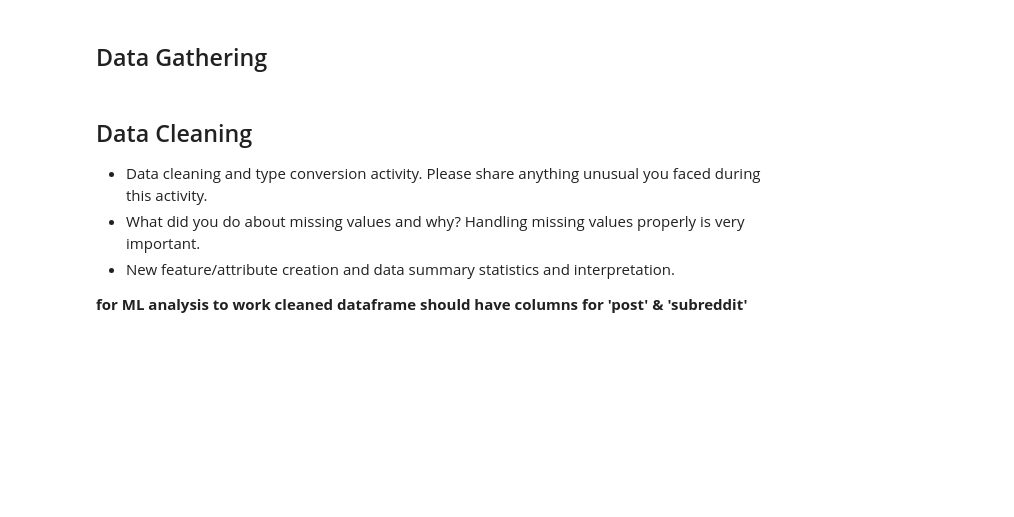
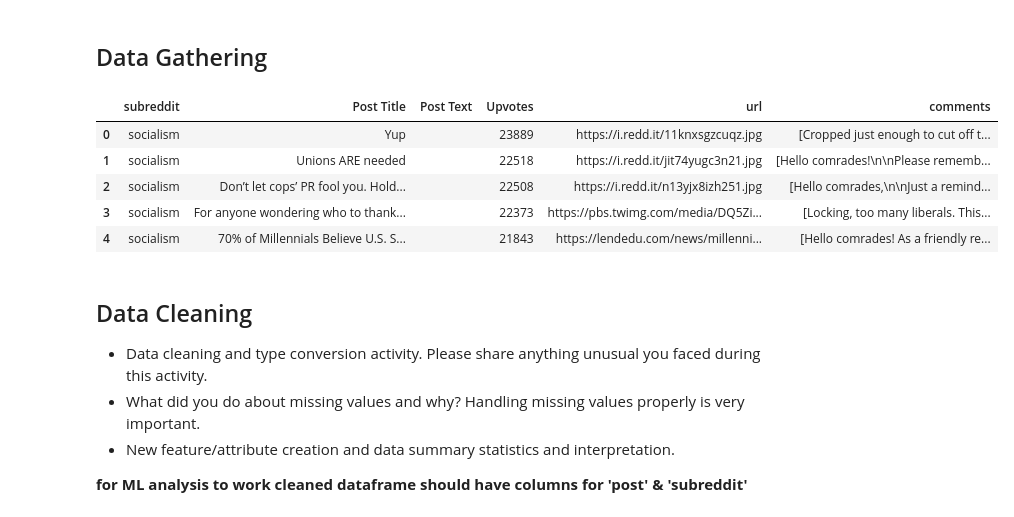
Before and after one commit to jeniscool/tools1-final-project, a Jupyter notebook: project-notebook.ipynb, the cells around one changed output. Drawn from its saved outputs; the diff is of its cells as text; code cells hidden in the pictures; blank space fills up the shorter version.

Commit message:
switching to real data

```diff
--- a/project-notebook.ipynb
+++ b/project-notebook.ipynb
@@ -18,3 +16,20 @@ Jen Lee, Isaac Burmingham, & Dan Saubert
+# %%
+import pickle5 as pickle
+import pandas as pd
+
+# TODO: Add logic so that if pickle file doesn't exist run gathering data script
+with open("./pklData/subredditData.pkl", "rb") as fh:
+  df = pickle.load(fh)
+
+# print head to show success
+df.head()
+# %% [output]
+|  | subreddit | Post Title | Post Text | Upvotes | url | comments |
+| 0 | socialism | Yup |  | 23889 | https://i.redd.it/11knxsgzcuqz.jpg | [Cropped just enough to cut off t... |
+| 1 | socialism | Unions ARE needed |  | 22518 | https://i.redd.it/jit74yugc3n21.jpg | [Hello comrades!\n\nPlease rememb... |
+| 2 | socialism | Don’t let cops’ PR fool you. Hold... |  | 22508 | https://i.redd.it/n13yjx8izh251.jpg | [Hello comrades,\n\nJust a remind... |
+| 3 | socialism | For anyone wondering who to thank... |  | 22373 | https://pbs.twimg.com/media/DQ5Zi... | [Locking, too many liberals. This... |
+| 4 | socialism | 70% of Millennials Believe U.S. S... |  | 21843 | https://lendedu.com/news/millenni... | [Hello comrades! As a friendly re... |
 # %% [markdown]
 ## Data Cleaning
 
```
Also changed, not shown: parts of 22 cells of this notebook, 4 other files.
